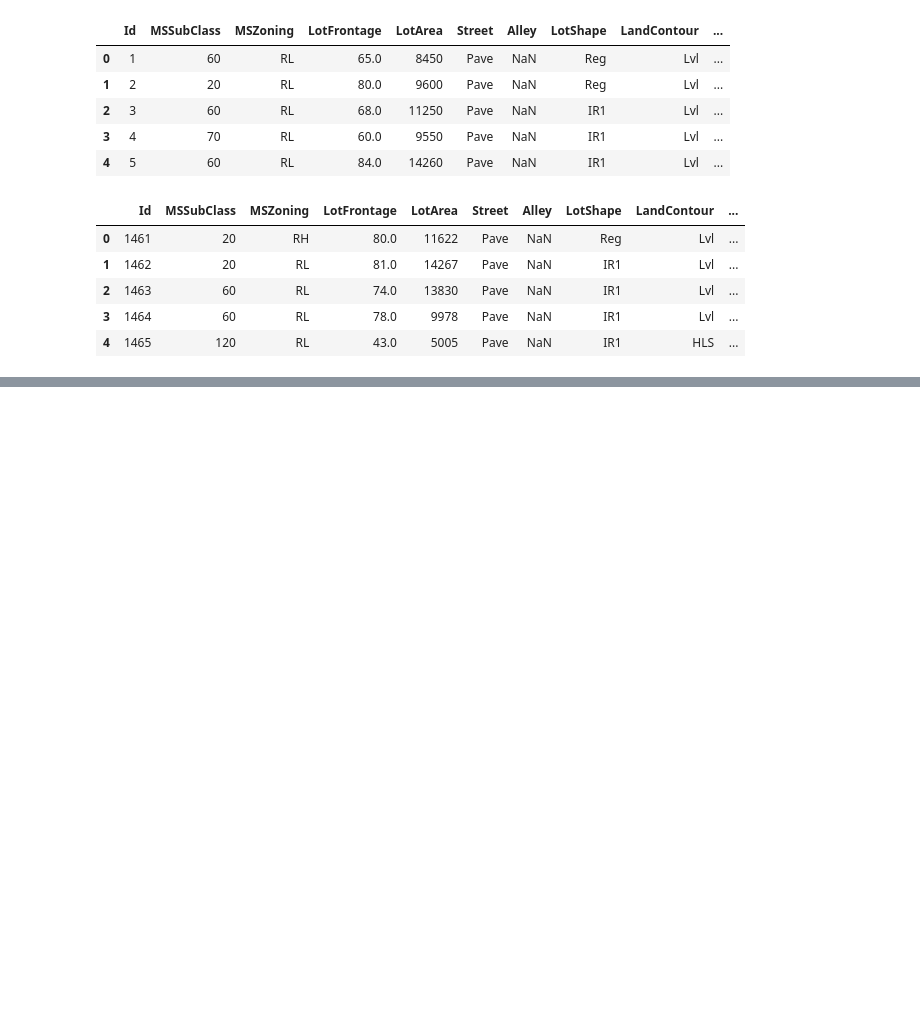
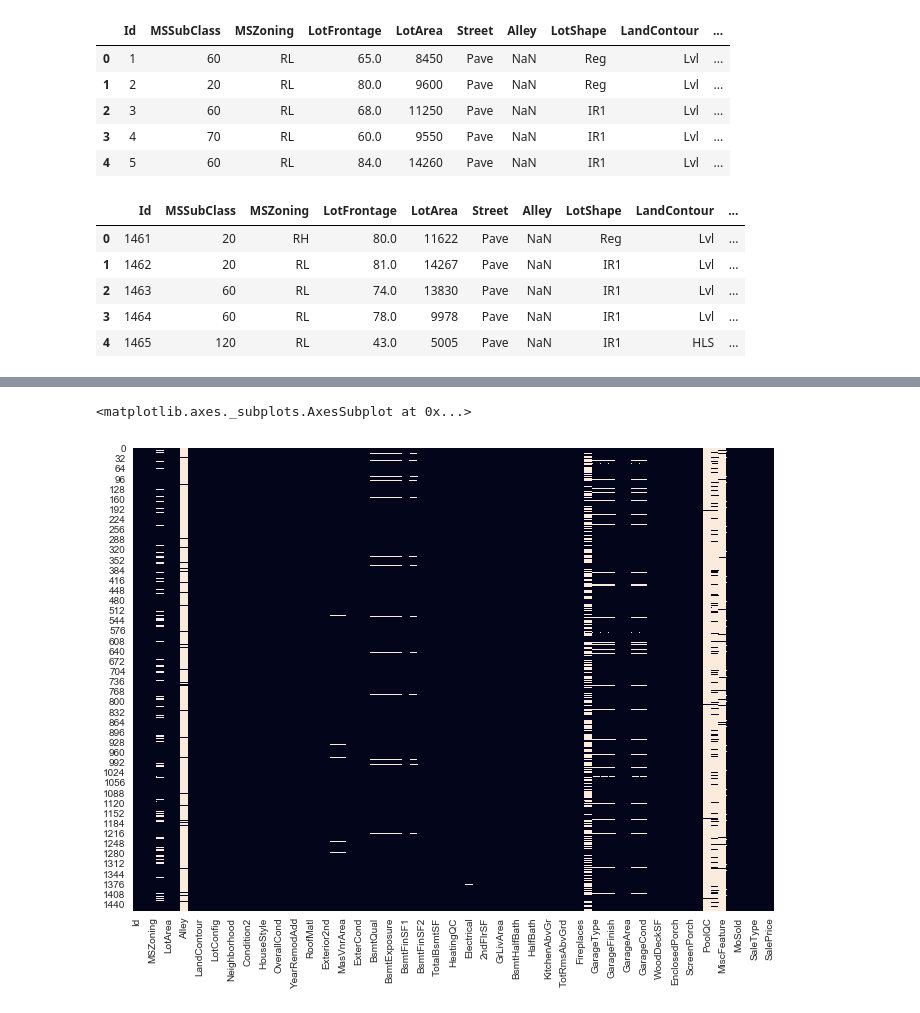
Before and after one commit to TiGaI/HousingPriceKaggleProject3, a Jupyter notebook: Data Visualization.ipynb, the cells around one changed output, grey strips where cells are left out. Cells and saved outputs as stored; diff of their text form; code cells hidden in the pictures; blank space fills up the shorter version.

```diff
--- a/Data Visualization.ipynb
+++ b/Data Visualization.ipynb
@@ -35,3 +44,10 @@ test.head()
+# %%
+fig, ax = plt.subplots(figsize=(11.5,8.5))
+sns.set_style("white")
+sns.heatmap(train.isnull(), cbar=False)
+# %% [output]
+<matplotlib.axes._subplots.AxesSubplot at 0x...>
+[figure, added]
 # %%
 from sklearn.linear_model import LinearRegression
 from sklearn.tree import DecisionTreeRegressor
```
Also changed, not shown: parts of 2 cells of this notebook.
